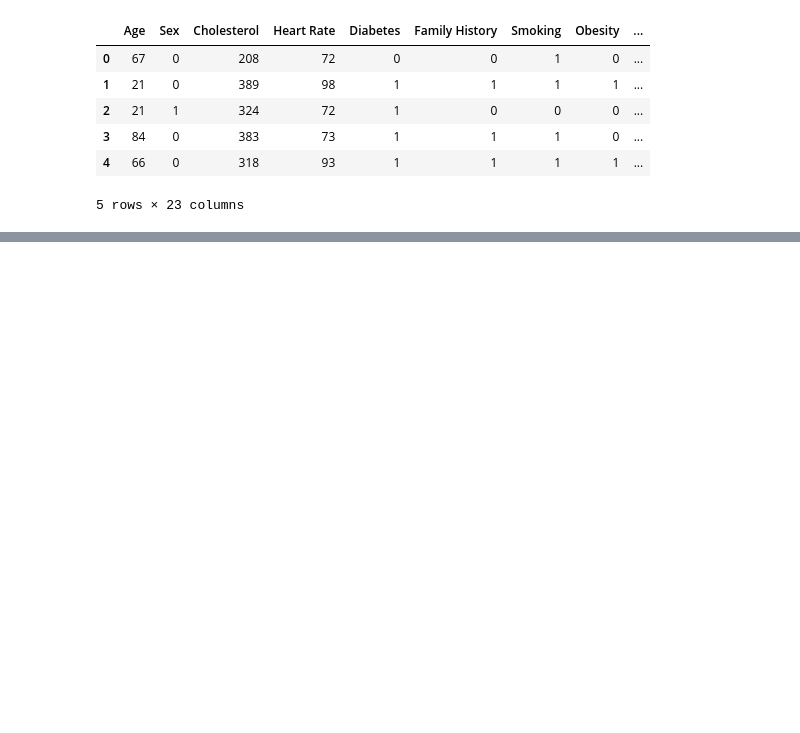
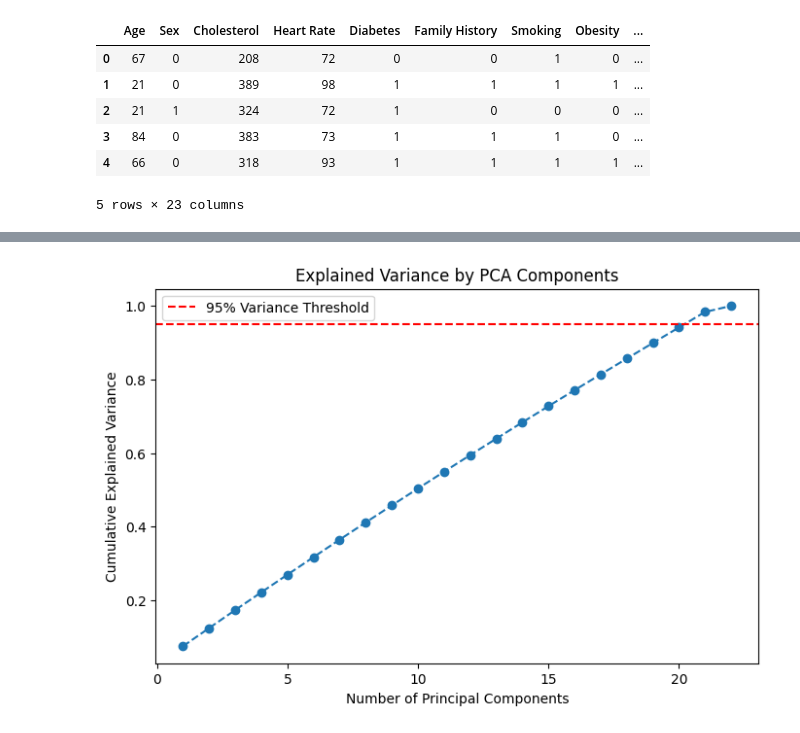
Before and after one commit to guppynib/group3-project2-03062025, a Jupyter notebook: PCA/PCA.ipynb, the cells around one changed output, grey strips where cells are left out. Cells and saved outputs as stored; diff of their text form; code cells hidden in the pictures; blank space fills up the shorter version.

```diff
--- a/PCA/PCA.ipynb
+++ b/PCA/PCA.ipynb
@@ -126,0 +137,5 @@ scaled_data = scaler.fit_transform(df_cleaned)
+# %%
+from sklearn.model_selection import train_test_split
+
+# Split the dataset before applying PCA
+X_train, X_test, y_train, y_test = train_test_split(features, target, test_size=0.2, random_state=42)
@@ -132,0 +163,18 @@ scaled_data = scaler.fit_transform(df_cleaned)
+# %%
+
+
+# Apply PCA with all components
+pca = PCA()
+pca.fit(X_train_scaled)
+
+# Cumulative variance plot
+plt.figure(figsize=(8, 5))
+plt.plot(range(1, len(pca.explained_variance_ratio_) + 1), np.cumsum(pca.explained_variance_ratio_), marker='o', linestyle='--')
+plt.xlabel('Number of Principal Components')
+plt.ylabel('Cumulative Explained Variance')
+plt.title('Explained Variance by PCA Components')
+plt.axhline(y=0.95, color='r', linestyle='--', label="95% Variance Threshold")
+plt.legend()
+plt.show()
+# %% [output]
+[figure, added]
```
Also changed, not shown: parts of 22 cells of this notebook, 5 other files.
